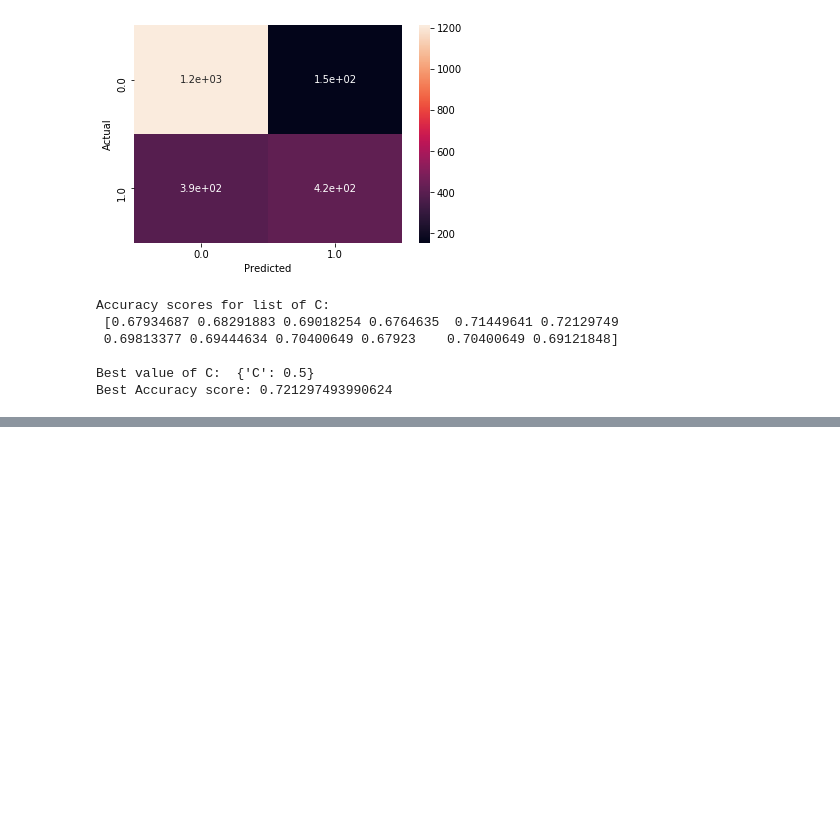
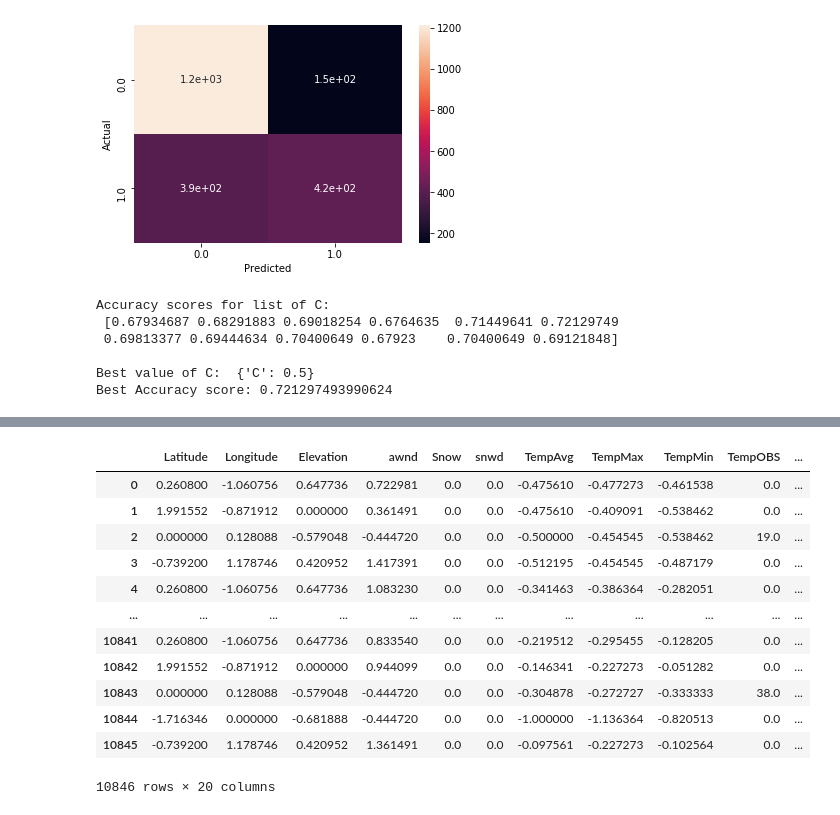
Before and after one commit to JonathanClifford/597ML-MachineLearningWeatherPrediction, a Jupyter notebook: mainAnalysisOfWeatherData.ipynb, the cells around one changed output, grey strips where cells are left out. Saved outputs shown, nothing was run; the diff lists cells and outputs as text; code cells hidden in the pictures; blank space fills up the shorter version.

```diff
--- a/mainAnalysisOfWeatherData.ipynb
+++ b/mainAnalysisOfWeatherData.ipynb
@@ -557,0 +611,18 @@ Best Accuracy score: 0.721297493990624
+# %%
+scaler = RobustScaler()
+X = pd.DataFrame(scaler.fit_transform(X), columns = X.columns)
+X
+# %% [output]
+|  | Latitude | Longitude | Elevation | awnd | Snow | snwd | TempAvg | TempMax | TempMin | TempOBS | ... |
+| 0 | 0.260800 | -1.060756 | 0.647736 | 0.722981 | 0.0 | 0.0 | -0.475610 | -0.477273 | -0.461538 | 0.0 | ... |
+| 1 | 1.991552 | -0.871912 | 0.000000 | 0.361491 | 0.0 | 0.0 | -0.475610 | -0.409091 | -0.538462 | 0.0 | ... |
+| 2 | 0.000000 | 0.128088 | -0.579048 | -0.444720 | 0.0 | 0.0 | -0.500000 | -0.454545 | -0.538462 | 19.0 | ... |
+| 3 | -0.739200 | 1.178746 | 0.420952 | 1.417391 | 0.0 | 0.0 | -0.512195 | -0.454545 | -0.487179 | 0.0 | ... |
+| 4 | 0.260800 | -1.060756 | 0.647736 | 1.083230 | 0.0 | 0.0 | -0.341463 | -0.386364 | -0.282051 | 0.0 | ... |
+| ... | ... | ... | ... | ... | ... | ... | ... | ... | ... | ... | ... |
+| 10841 | 0.260800 | -1.060756 | 0.647736 | 0.833540 | 0.0 | 0.0 | -0.219512 | -0.295455 | -0.128205 | 0.0 | ... |
+| 10842 | 1.991552 | -0.871912 | 0.000000 | 0.944099 | 0.0 | 0.0 | -0.146341 | -0.227273 | -0.051282 | 0.0 | ... |
+| 10843 | 0.000000 | 0.128088 | -0.579048 | -0.444720 | 0.0 | 0.0 | -0.304878 | -0.272727 | -0.333333 | 38.0 | ... |
+| 10844 | -1.716346 | 0.000000 | -0.681888 | -0.444720 | 0.0 | 0.0 | -1.000000 | -1.136364 | -0.820513 | 0.0 | ... |
+| 10845 | -0.739200 | 1.178746 | 0.420952 | 1.361491 | 0.0 | 0.0 | -0.097561 | -0.227273 | -0.102564 | 0.0 | ... |
+10846 rows × 20 columns
```
Also changed, not shown: parts of 11 cells of this notebook.
